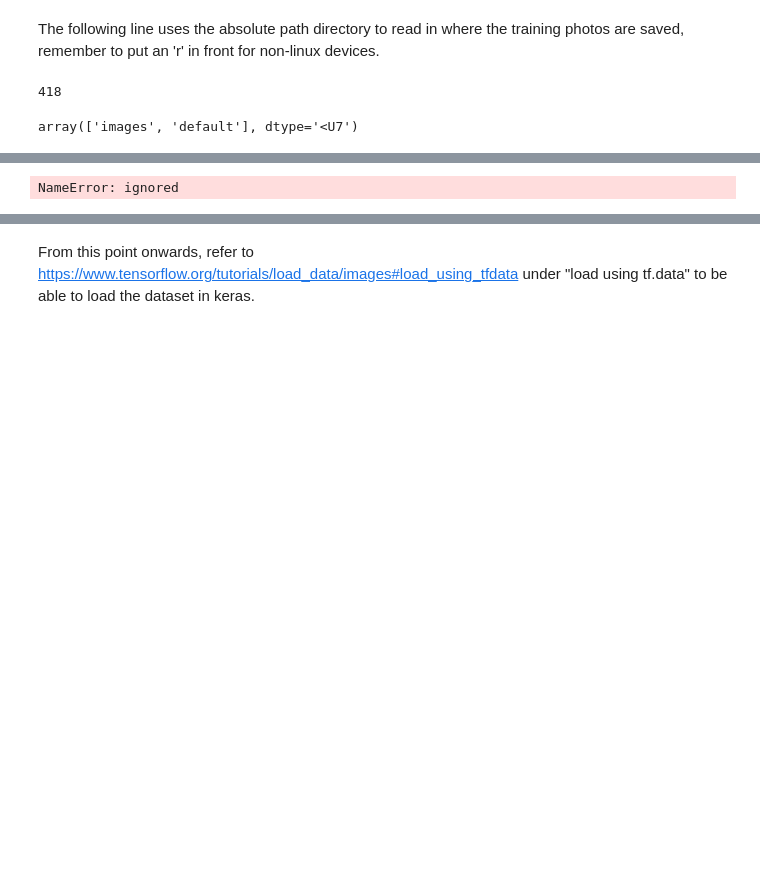
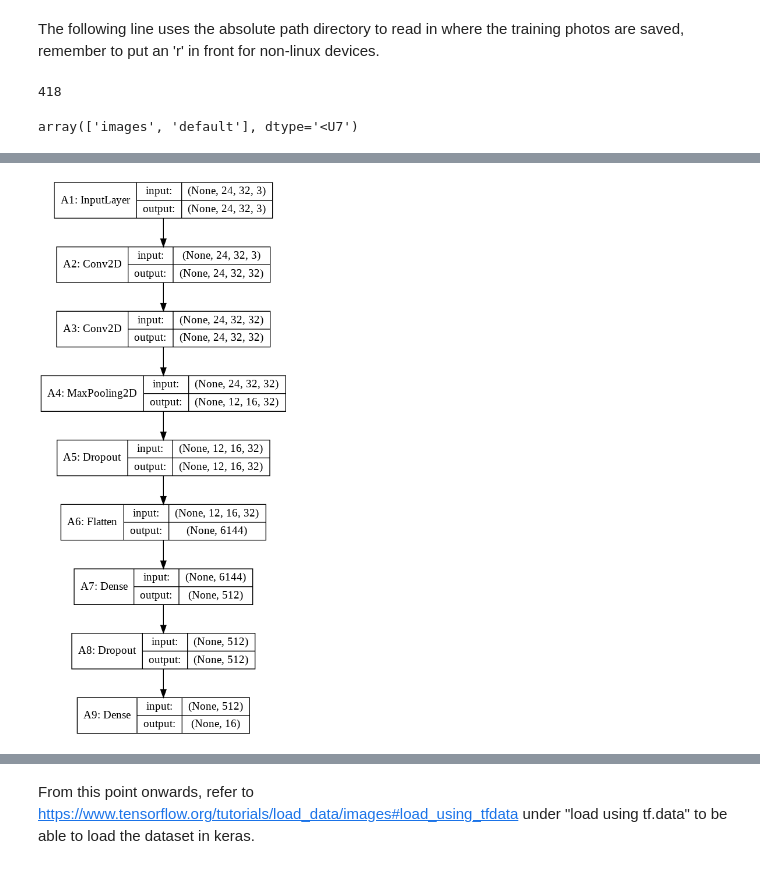
Before and after one commit to jiachin1995/CZ3004_image_recognition, a Jupyter notebook: train_model_ver2 .ipynb, the cells around one changed output, grey strips where cells are left out. Cells and saved outputs as stored; diff of their text form; code cells hidden in the pictures; blank space fills up the shorter version.

```diff
--- a/train_model_ver2 .ipynb
+++ b/train_model_ver2 .ipynb
@@ -65,25 +65,21 @@ Found 59 images belonging to 16 classes.
 # %%
 A1 = Input(shape=(INPUT_HEIGHT,INPUT_WIDTH,3),name='A1')
 A2 = Conv2D(32, (3, 4),
                  activation='relu',
                  padding='same',
-                 name='A2')
+                 name='A2')(A1)
 A3 = Conv2D(32, (3, 4), activation='relu', padding='same',name='A3')(A2)
 A4 = MaxPooling2D(pool_size=(2, 2),name='A4')(A3)
 A5 = Dropout(0.25,name='A5')(A4)
 A6 = Flatten(name='A6')(A5)
 A7 = Dense(512, activation='relu',name='A7')(A6)
 A8 = Dropout(0.5,name='A8')(A7)
 A9 = Dense(16, activation='tanh',name='A9')(A8)
 
-
-B2 = Dense(40, activation='relu',name='B2')(A2)
-B3 = Dense(30, activation='relu',name='B3')(B2)
-
-model = Model(inputs=[A1],outputs=[A3,B3])
+model = Model(inputs=[A1],outputs=[A9])
 plot_model(model,show_shapes=True)
 # %% [output]
-NameError: ignored
+[figure, added]
 # %%
 """
 model = Sequential()
```
Also changed, not shown: parts of 8 cells of this notebook.
